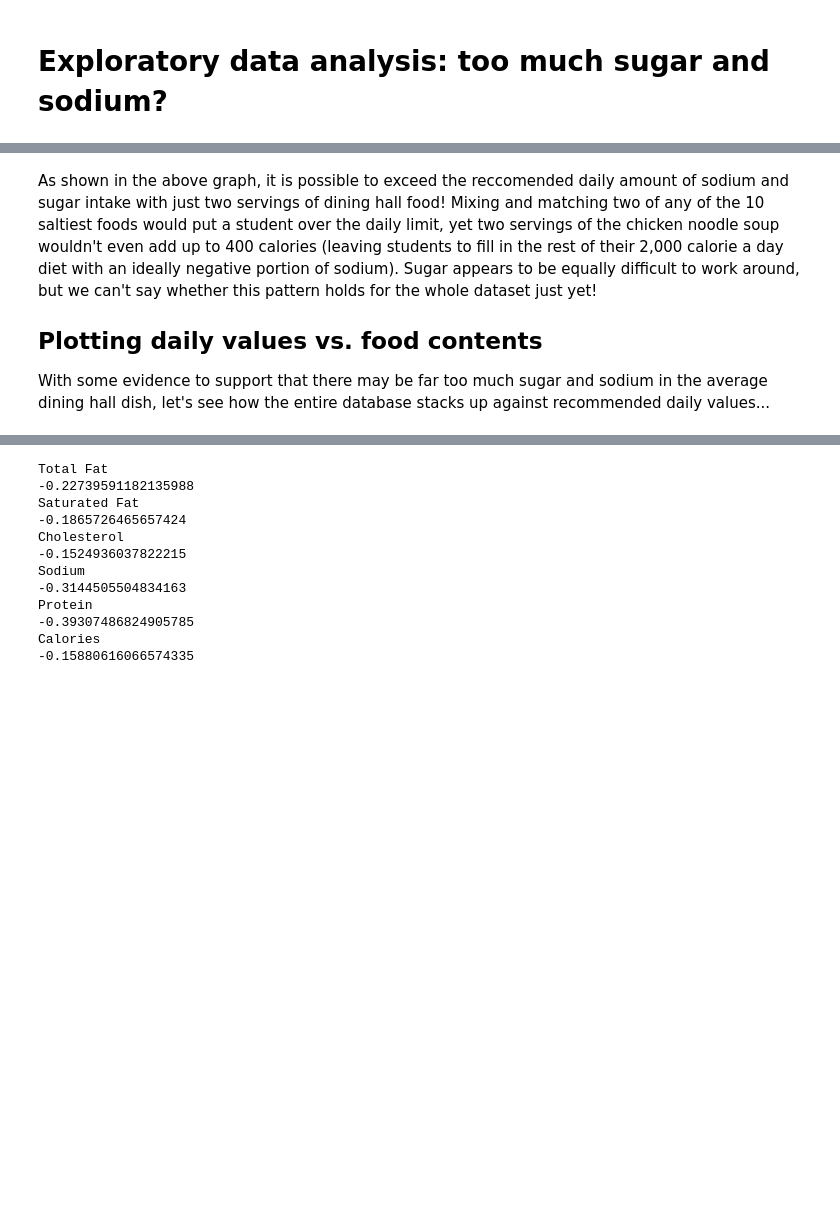
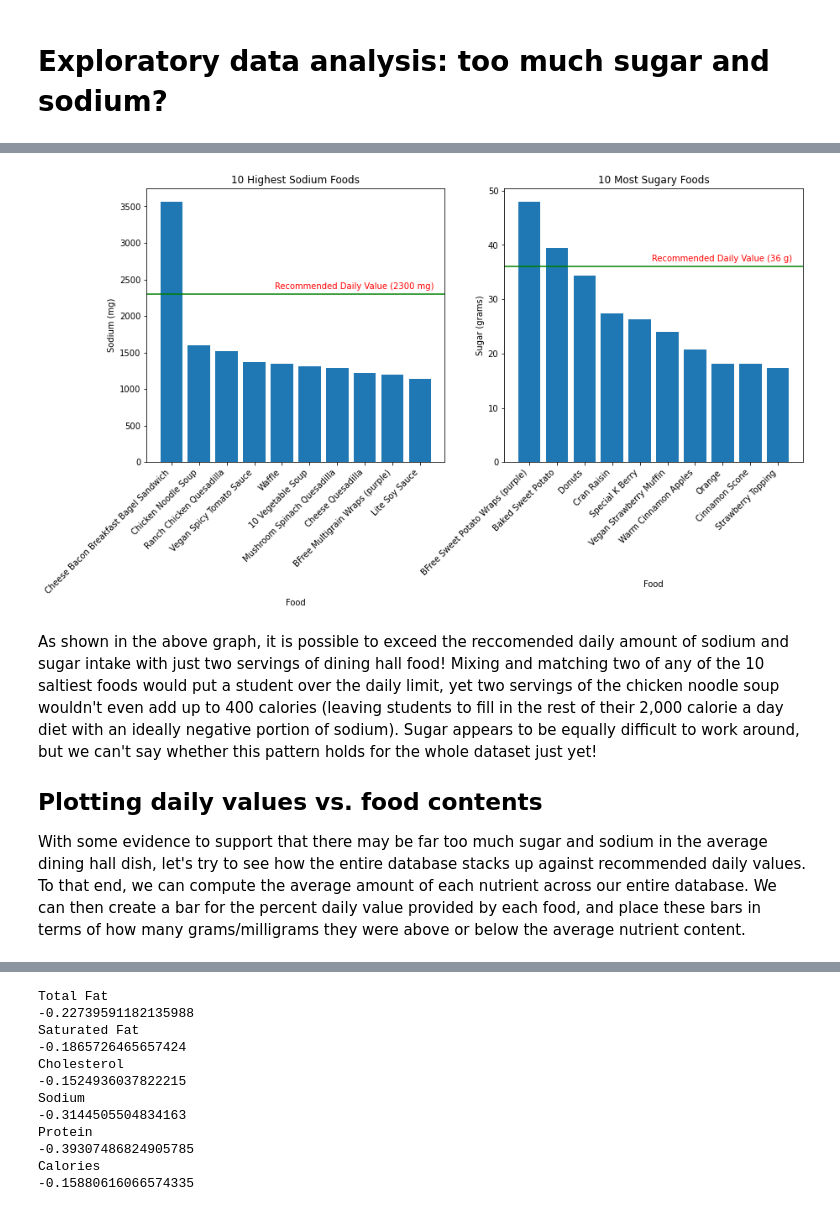
Before and after one commit to harlansgs/fall-2021-umd-dining-analysis, a Jupyter notebook: Meats at Maryland.ipynb, the cells around one changed output, grey strips where cells are left out. Drawn from its saved outputs; the diff is of its cells as text; code cells hidden in the pictures; blank space fills up the shorter version.

```diff
--- a/Meats at Maryland.ipynb
+++ b/Meats at Maryland.ipynb
@@ -108,7 +119,7 @@ import pandas as pd
 # declare nutrition dataframe and desired information
 stats = ['Total Fat', 'Total Carbohydrate.', 'Saturated Fat', 'Dietary Fiber', 'Trans Fat',
         'Total Sugars', 'Cholesterol', 'Sodium', 'Protein', 'Calories', 'Carbohydrates',
-        'Vitamin C', 'Allergens', 'Is Vegetarian', 'Serving Size', 'Food']
+        'Vitamin C', 'Allergens', 'Is Vegetarian', 'Is Vegan', 'Serving Size', 'Food']
 df = pd.DataFrame(columns=stats)
 
 # integer for getting unique indices
@@ -118,7 +129,7 @@ entryNum = 0
 missingInfo = {}
 
 # iterate through each meals nutrition links
-for vegFlag,link in nutritionLinks:
+for vegetarianFlag, veganFlag, link in nutritionLinks:
     # query each food item's nutrition page
     r = requests.get(link)
     htmlTree = BeautifulSoup(r.content)
@@ -136,7 +147,7 @@ for vegFlag,link in nutritionLinks:
     # then get misc. nutrition facts from webpage
     rawNutritionFacts = htmlTree.find_all('span', {"class":"nutfactstopnutrient"})
     # format nutrition information
-    nutritionFactsList = [['Allergens', allergens], ['Is Vegetarian', vegFlag], \
+    nutritionFactsList = [['Allergens', allergens], ['Is Vegetarian', vegetarianFlag], ['Is Vegan', veganFlag],\
                           ['Food', str(title)], ['Serving Size', servingSize]]
     for fact in rawNutritionFacts:
         fact = list(filter(lambda str: len(str) != 0, fact.text.split('\xa0')))
@@ -182,7 +193,7 @@ import numpy as np
 # record units used for nutrition measurements
 units = dict(zip(stats, ['grams', 'grams', 'grams', 'grams', 'grams', 'grams',
                          'milligrams', 'milligrams', 'grams', 'kcal', 'grams', 'milligrams',
-                         'N/A', 'N/A', 'N/A', 'N/A']))
+                         'N/A', 'N/A', 'N/A', 'N/A', 'N/A']))
 
 # certain foods have duplicate entries in the database (ie. pork enchiladas), so remove duplicates
 df.drop_duplicates(subset=['Food'], inplace=True)
@@ -212,8 +223,8 @@ def convertToNumeric(string):
 # then update columns to reflect their numeric counterparts
 for colName in df.columns:
     # do not convert inherently non-numeric columns!
-    if (colName == "Food" or colName == "Serving Size" \
-        or colName == "Is Vegetarian" or colName == "Allergens"):
+    if (colName == "Food" or colName == "Serving Size" or colName == "Is Vegetarian"\
+        or colName == "Is Vegan" or colName == "Allergens"):
         newCol = df[colName]
     else:
         newCol = [convertToNumeric(measurement) for measurement in df[colName]]
@@ -419,4 +389,45 @@ plt.show()
+# %%
+# Get plotting libs
+import matplotlib.pyplot as plt
+
+# Grab the 10 highest sodium-content and sugar-content foods
+mostSodium = df.nlargest(10, ['Sodium'])
+mostSugar = df.nlargest(10, ['Total Sugars'])
+
+# Declare intake limit vars
+recSodiumPerDay = 2300
+recSugarPerDay = 36
+
+# Prepare output plot panel
+fig = plt.figure(figsize=(14, 6))
+
+# Create sodium bar graph
+ax = fig.add_subplot(1, 2, 1)
+ax.bar(mostSodium["Food"], mostSodium["Sodium"])
+ax.title.set_text('10 Highest Sodium Foods')
+ax.set_ylabel('Sodium (mg)')
+ax.set_xlabel('Food')
+
+# Add expected sodium daily value line, adjust labels
+ax.text(9.5, 2400, "Recommended Daily Value (2300 mg)", color="red", ha='right', va='center')
+plt.axhline(y = 2300, color = 'green')
+plt.xticks(rotation=45, ha='right')
+
+# Create sugar bar graph
+ax = fig.add_subplot(1, 2, 2)
+ax.bar(mostSugar["Food"], mostSugar["Total Sugars"])
+ax.title.set_text('10 Most Sugary Foods')
+ax.set_ylabel('Sugar (grams)')
+ax.set_xlabel('Food')
+
+# Add expected sugar daily value line, adjust labels
+ax.text(9.5, 37.5, 'Recommended Daily Value (36 g)', color="red", ha='right', va='center')
+plt.axhline(y = 36, color = 'green')
+plt.xticks(rotation=45, ha='right')
+plt.show()
+# %% [output]
+[figure, added]
 # %% [markdown]
 As shown in the above graph, it is possible to exceed the reccomended daily amount of sodium and sugar intake with just two servings of dining hall food! Mixing and matching two of any of the 10 saltiest foods would put a student over the daily limit, yet two servings of the chicken noodle soup wouldn't even add up to 400 calories (leaving students to fill in the rest of their 2,000 calorie a day diet with an ideally negative portion of sodium). Sugar appears to be equally difficult to work around, but we can't say whether this pattern holds for the whole dataset just yet!
 ## Plotting daily values vs. food contents
-With some evidence to support that there may be far too much sugar and sodium in the average dining hall dish, let's see how the entire database stacks up against recommended daily values...
+With some evidence to support that there may be far too much sugar and sodium in the average dining hall dish, let's try to see how the entire database stacks up against recommended daily values. To that end, we can compute the average amount of each nutrient across our entire database. We can then create a bar for the percent daily value provided by each food, and place these bars in terms of how many grams/milligrams they were above or below the average nutrient content.
```
Also changed, not shown: parts of 17 cells of this notebook, 2 other files.
